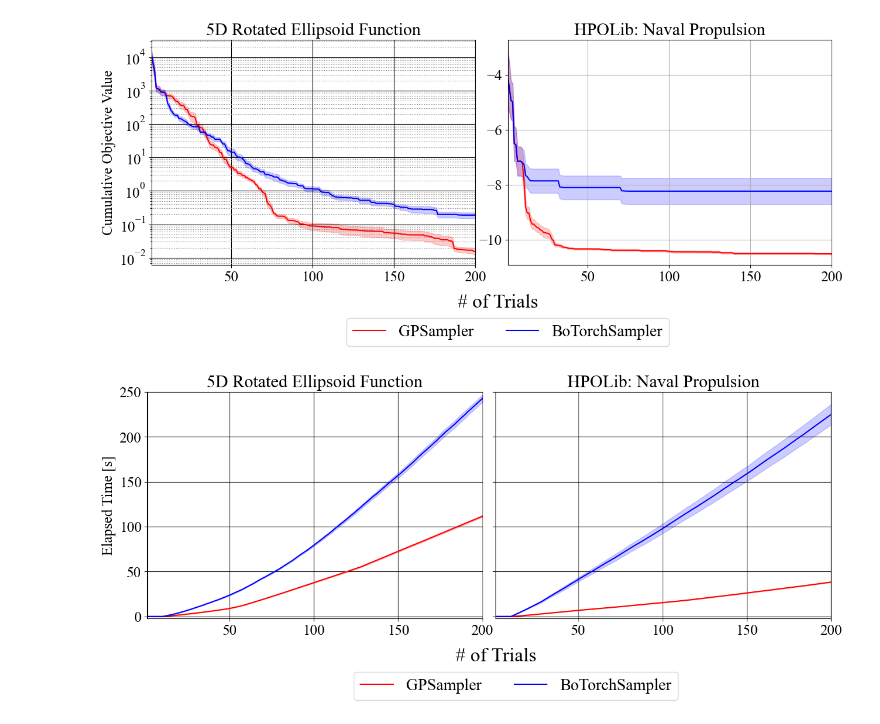
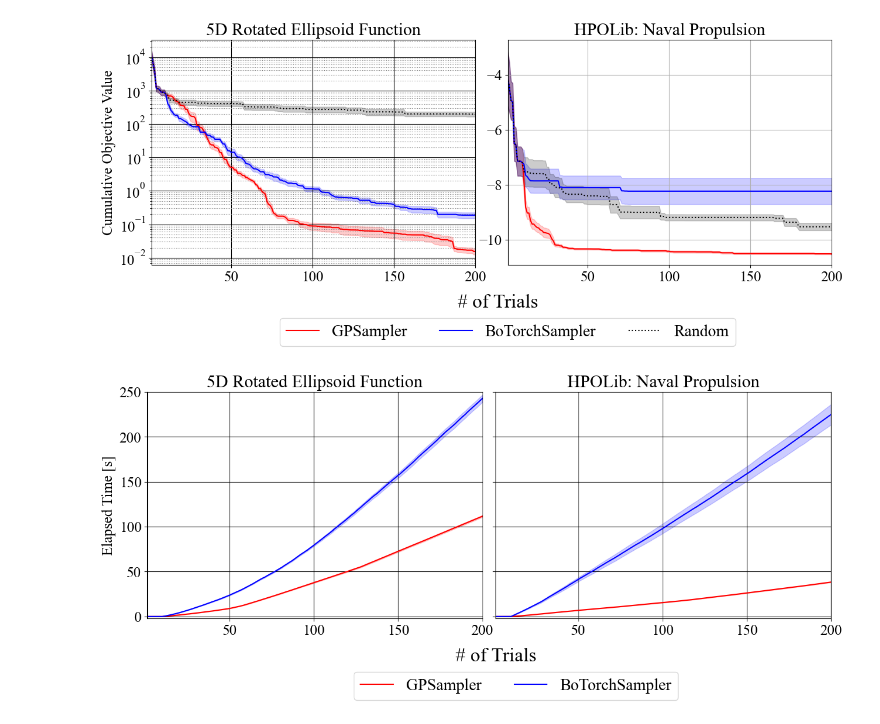
Before and after one commit to nabenabe0928/optuna-benchmark-gp-sampler, a Jupyter notebook: viz.ipynb, the cells around one changed output. Drawn from its saved outputs; the diff is of its cells as text; code cells hidden in the pictures.

Commit message:
Add random search for performance comparison

```diff
--- a/viz.ipynb
+++ b/viz.ipynb
@@ -14,19 +14,21 @@ plt.rcParams['mathtext.fontset'] = 'stix'  # The setting of math font
 values = json.load(open("values.json"))
 runtimes = json.load(open("runtimes.json"))
 # %%
-COLOR_DICT = {"gp": "red", "botorch": "blue"}
-LABEL_DICT = {"gp": "GPSampler", "botorch": "BoTorchSampler"}
+COLOR_DICT = {"gp": "red", "botorch": "blue", "rand": "black"}
+LABEL_DICT = {"gp": "GPSampler", "botorch": "BoTorchSampler", "rand": "Random"}
+LS_DICT = {"gp": None, "botorch": None, "rand": "dotted"}
 
 def plot_performance_over_time(ax: plt.Axes, key: str) -> tuple[plt.Line2D, str]:
+    sampler_name = key.split("/")[0]
     value = np.minimum.accumulate(values[key], axis=-1)
-    color = COLOR_DICT[key.split("/")[0]]
-    label = LABEL_DICT[key.split("/")[0]]
+    color = COLOR_DICT[sampler_name]
+    label = LABEL_DICT[sampler_name]
     n_seeds = len(value)
     n_trials = len(value[0])
     dx = np.arange(n_trials) + 1
     m = np.mean(value, axis=0)
     s = np.std(value, axis=0) / np.sqrt(n_seeds)
-    line, = ax.plot(dx, m, color=color, label=label)
+    line, = ax.plot(dx, m, color=color, label=label, ls=LS_DICT[sampler_name])
     ax.fill_between(dx, m - s, m + s, color=color, alpha=0.2)
     ax.set_xlim(1, n_trials)
     return line, label
@@ -35,35 +37,37 @@ def plot_performance_over_time(ax: plt.Axes, key: str) -> tuple[plt.Line2D, str]
 fig, axes = plt.subplots(ncols=2, figsize=(15, 5), gridspec_kw={"wspace": 0.1})
 ax = axes[0]
 plot_info = [
     plot_performance_over_time(ax, "gp/cont"),
-    plot_performance_over_time(ax, "botorch/cont")
+    plot_performance_over_time(ax, "botorch/cont"),
+    plot_performance_over_time(ax, "rand/cont")
 ]
 lines = [info[0] for info in plot_info]
 labels = [info[1] for info in plot_info]
 ax.set_title("5D Rotated Ellipsoid Function")
 ax.set_yscale("log")
 ax.set_ylabel("Cumulative Objective Value")
 ax.grid(which='minor', color='gray', linestyle=':')
 ax.grid(which='major', color='black')
 ax.legend(
     handles=lines,
     loc='upper center',
     labels=labels,
     fontsize=20,
     bbox_to_anchor=(1.1, -0.2),  # ここは調整が必要です
     ncol=len(labels)
 )
 
 ax = axes[1]
 plot_performance_over_time(ax, "gp/disc")
 plot_performance_over_time(ax, "botorch/disc")
+plot_performance_over_time(ax, "rand/disc")
 ax.set_title("HPOLib: Naval Propulsion")
 ax.grid()
 
 fig.supxlabel("# of Trials", x=0.52, y=-0.05, fontsize=24)
 plt.savefig("value.png", bbox_inches="tight")
 # %% [output]
-[figure, old version]
+[figure, new version]
 # %%
 def plot_runtime(ax: plt.Axes, key: str) -> tuple[plt.Line2D, str]:
     value = runtimes[key]
```
Also changed, not shown: 4 other files.
